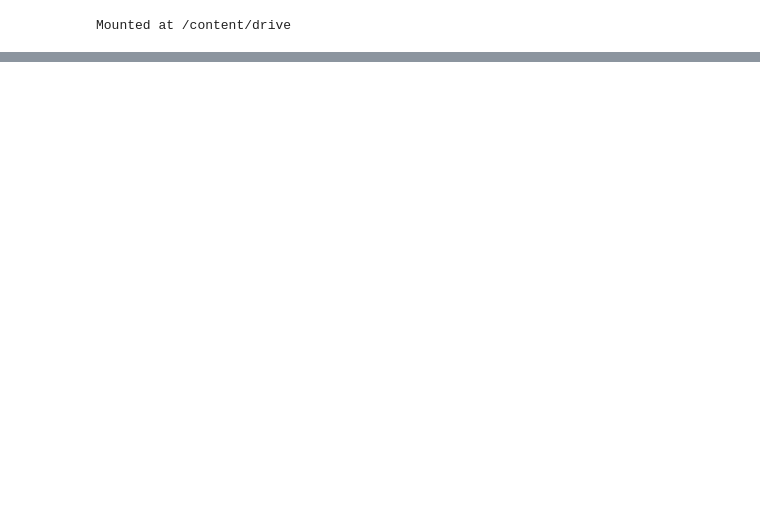
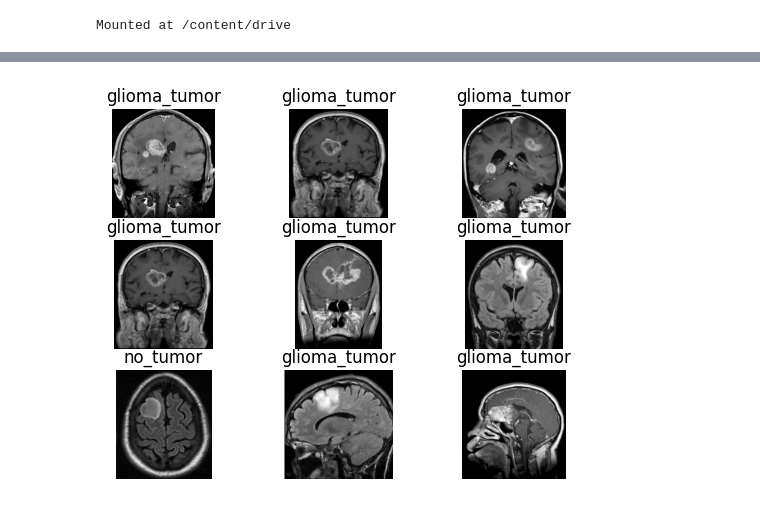
Before and after one commit to MACHNACH/Brain-Tumor-detection-cnn, a Jupyter notebook: Code.ipynb, the cells around one changed output, grey strips where cells are left out. Saved outputs shown, nothing was run; the diff lists cells and outputs as text; code cells hidden in the pictures; blank space fills up the shorter version.

```diff
--- a/Code.ipynb
+++ b/Code.ipynb
@@ -454,0 +95,4 @@ WARNING:absl:You are saving your model as an HDF5 file via `model.save()` or `ke
+# %%
+# Convert lists to NumPy arrays
+X = np.array(X)
+Y = np.array(Y)
@@ -454,0 +332,8 @@ WARNING:absl:You are saving your model as an HDF5 file via `model.save()` or `ke
+# %%
+# Create a dictionary for mapping numeric class labels to human-readable string labels
+class_label_mapping = {
+    0: 'no_tumor',            # Numeric label 0 corresponds to 'no_tumor'
+    1: 'glioma_tumor',        # Numeric label 1 corresponds to 'glioma_tumor'
+    2: 'meningioma_tumor',    # Numeric label 2 corresponds to 'meningioma_tumor'
+    3: 'pituitary_tumor'      # Numeric label 3 corresponds to 'pituitary_tumor'
+}
@@ -454,0 +391,46 @@ WARNING:absl:You are saving your model as an HDF5 file via `model.save()` or `ke
+# %%
+import os
+import cv2
+import numpy as np
+import matplotlib.pyplot as plt
+from tensorflow.keras.models import load_model
+
+# ... (other imports and code)
+
+# Load the trained model
+model = load_model("my_cnn_model.keras")
+
+# List all files in the 'glioma_tumor' testing directory
+files_glioma_tumor = os.listdir('/content/drive/MyDrive/major/BrainTumor/Testing/glioma_tumor')[:9]
+
+# Reset the subplot counter to 1
+c = 1  # This line is crucial to fix the error
+
+# Loop through the first 9 images in the 'glioma_tumor' testing directory
+for i in files_glioma_tumor:
+    # Create a subplot
+    plt.subplot(3, 3, c)
+
+    # Read and resize the image
+    # Fix: Use os.path.join to correctly construct the image path
+    img_path = os.path.join('/content/drive/MyDrive/major/BrainTumor/Testing/glioma_tumor', i)
+    img = cv2.imread(img_path, 0)
+    img1 = cv2.resize(img, (224, 224))  # Resize images to match the model's input shape
+
+    # Flatten and normalize the image
+    img1 = img1.reshape(1, 224, 224, 1) / 255
+
+    # Make a prediction using the model
+    prediction = model.predict(img1)
+
+    # Get the predicted class label
+    predicted_class = np.argmax(prediction)
+
+    # Display the image with the predicted class label as the title
+    plt.title(class_label_mapping[predicted_class])
+    plt.imshow(img, cmap='gray')
+    plt.axis('off')
+
+    # Increment the subplot counter
+    c += 1
+# %% [output]
@@ -454,0 +446 @@ WARNING:absl:You are saving your model as an HDF5 file via `model.save()` or `ke
+[figure, added]
```
Also changed, not shown: parts of 53 cells of this notebook.
